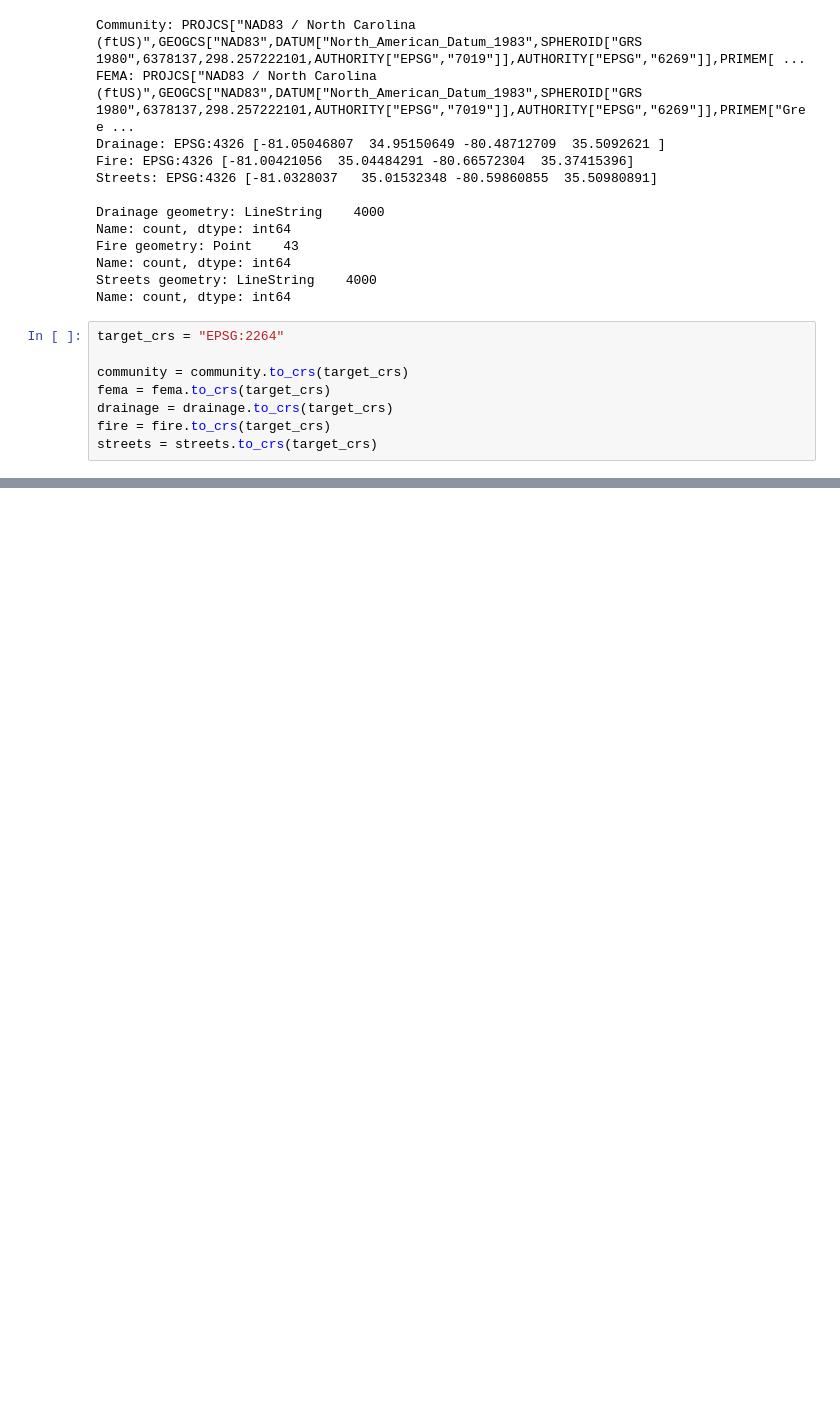
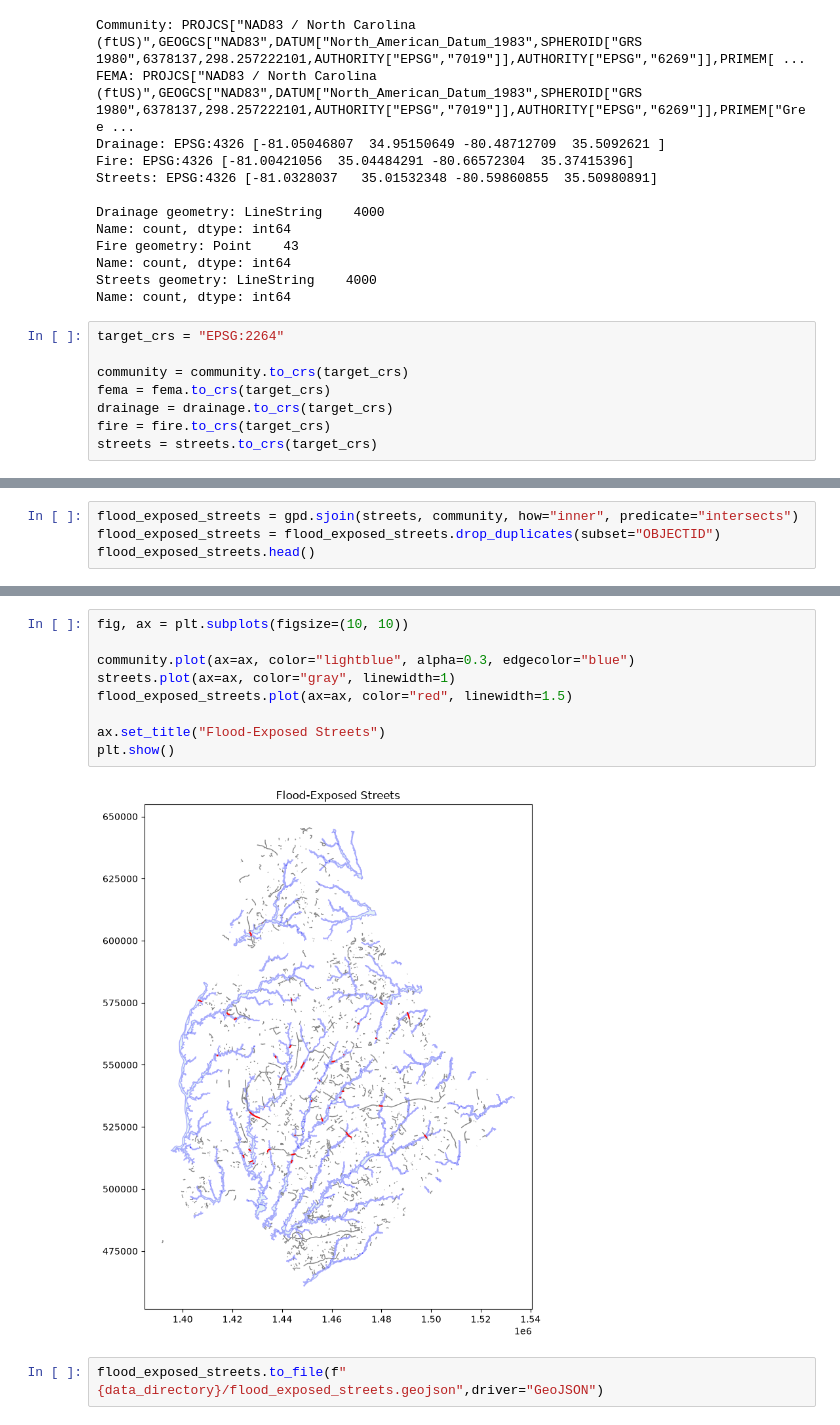
Before and after one commit to achakarova/geog592-achakaro, a Jupyter notebook: homework/week07/achakaro_hw08.ipynb, the cells around one changed output, grey strips where cells are left out. Drawn from its saved outputs; the diff is of its cells as text; blank space fills up the shorter version.

```diff
--- a/homework/week07/achakaro_hw08.ipynb
+++ b/homework/week07/achakaro_hw08.ipynb
@@ -96,0 +99,4 @@ plt.show()
+# %%
+flood_exposed_streets = gpd.sjoin(streets, community, how="inner", predicate="intersects")
+flood_exposed_streets = flood_exposed_streets.drop_duplicates(subset="OBJECTID")
+flood_exposed_streets.head()
@@ -96,0 +111,13 @@ plt.show()
+# %%
+fig, ax = plt.subplots(figsize=(10, 10))
+
+community.plot(ax=ax, color="lightblue", alpha=0.3, edgecolor="blue")
+streets.plot(ax=ax, color="gray", linewidth=1)
+flood_exposed_streets.plot(ax=ax, color="red", linewidth=1.5)
+
+ax.set_title("Flood-Exposed Streets")
+plt.show()
+# %% [output]
+[figure, added]
+# %%
+flood_exposed_streets.to_file(f"{data_directory}/flood_exposed_streets.geojson",driver="GeoJSON")
```
Also changed, not shown: parts of 16 cells of this notebook, 3 other files.
